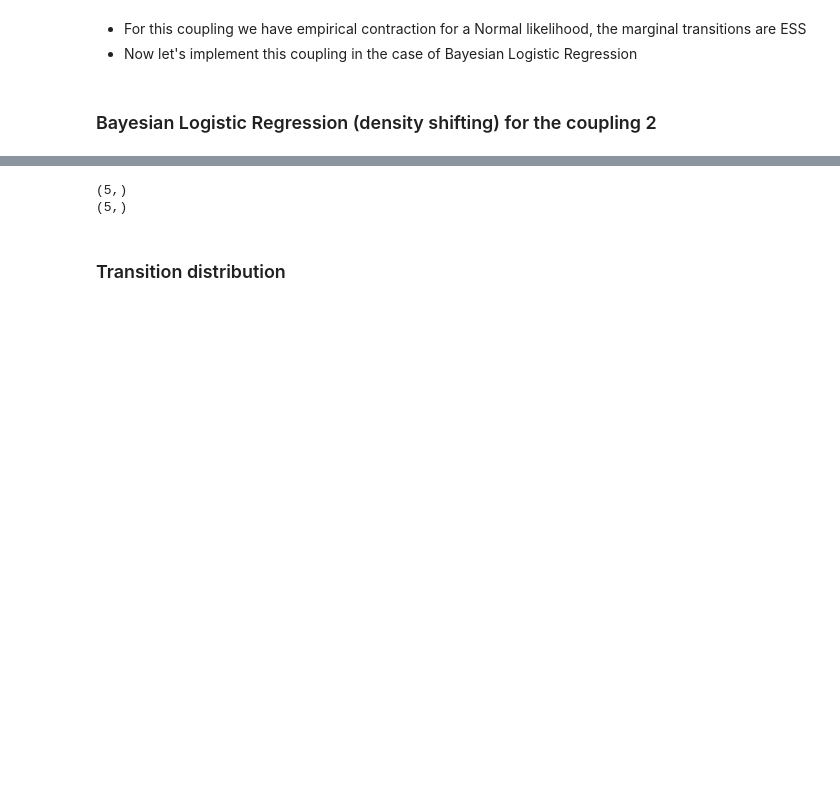
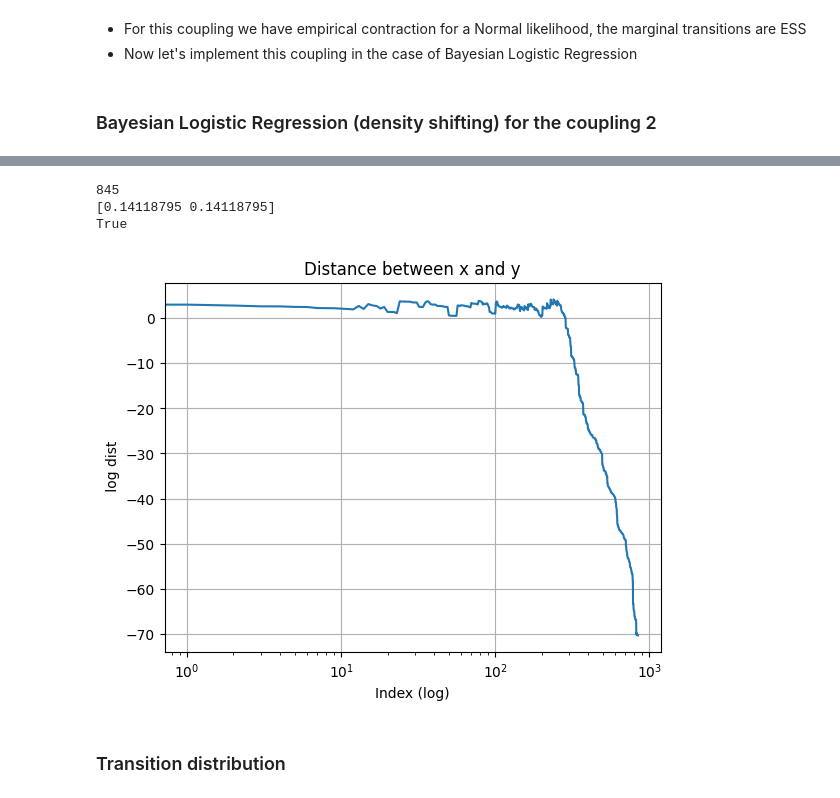
Before and after one commit to MohamedKeteb/Coupling_ESS, a Jupyter notebook: simu_ESS.ipynb, the cells around one changed output, grey strips where cells are left out. Drawn from its saved outputs; the diff is of its cells as text; code cells hidden in the pictures; blank space fills up the shorter version.

```diff
--- a/simu_ESS.ipynb
+++ b/simu_ESS.ipynb
@@ -424,8 +445,6 @@ if __name__ == "__main__":
-# %%
-x_init, y_init = np.random.randn(2, d)
-print(y_init.shape)
-w = np.random.randn(1, d).reshape(-1)
-print(w.shape)
-# %% [output]
-(5,)
-(5,)
+# %%
+def log_likelihood_g(x, m, v):
+    """Unnormalized log Gaussian: -0.5 * (x - m)^T V^{-1} (x - m)"""
+    diff = x - m
+    inv_v = np.linalg.inv(v)
+    return -0.5 * diff.T @ inv_v @ diff
@@ -432,3 +513,40 @@ print(w.shape)
+# %%
+if __name__ == "__main__":
+    d = 10
+    m = np.ones(d)
+    v = 2*np.eye(d)
+    x_init, y_init = np.random.randn(2, d)
+    N = 100000
+    C = 7*np.eye(d)
+
+    samples, list_theta_g = coupled_ess2_g(x_init, y_init, m, v, C, N)
+    x_sample_g= np.array([samples[i][0] for i in range(len(samples))])
+    y_sample_g = np.array([samples[i][1] for i in range(len(samples))])
+
+    meet_g = 0
+    for i in range(len(x_sample_g)):
+        if np.all(x_sample_g[i] == y_sample_g[i]):
+            meet_g = i
+            break
+# %%
+print(meet_g)
+
+print(np.cos(list_theta_g[meet_g-1]))
+print(np.all(x_sample_g[meet_g] == y_sample_g[meet_g]))
+
+
+plt.plot(np.log(np.sum((x_sample_g - y_sample_g)**2, axis=1)))
+plt.xscale('log')  # Mettre l'axe Y en échelle logarithmique
+plt.title("Distance between x and y")
+plt.xlabel("Index (log)")
+plt.ylabel(" log dist")
+plt.grid()
+plt.show()
+# %% [output]
+845
+[0.14118795 0.14118795]
+True
+[figure, added]
 # %% [markdown]
 ### Transition distribution
 # %%
```
Also changed, not shown: parts of 18 cells of this notebook.
